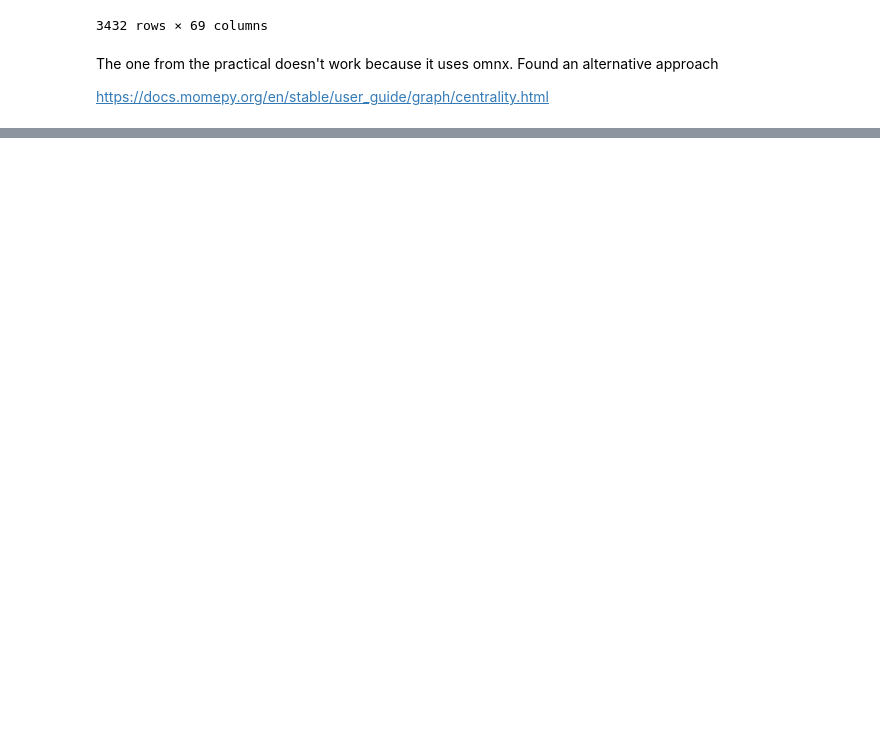
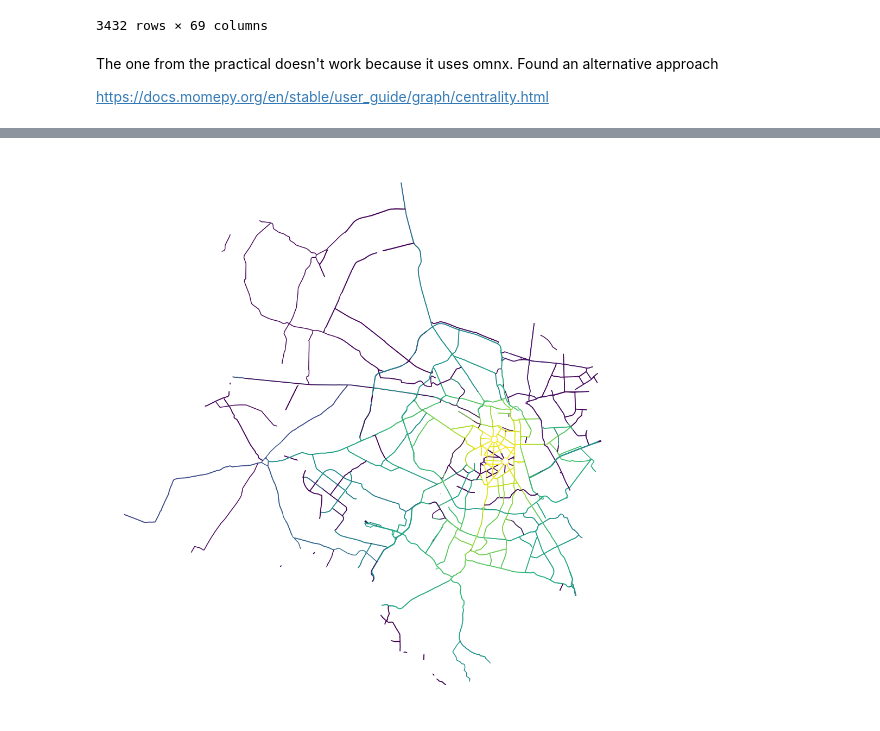
Before and after one commit to akazukin5151/comparative-accessibility, a Jupyter notebook: delhi centrality.ipynb, the cells around one changed output, grey strips where cells are left out. Drawn from its saved outputs; the diff is of its cells as text; code cells hidden in the pictures; blank space fills up the shorter version.

```diff
--- a/delhi centrality.ipynb
+++ b/delhi centrality.ipynb
@@ -100,0 +101,8 @@ primal_gdf.closeness_global.plot.hist()
+# %%
+_, ax = plt.subplots(figsize=(15 , 15))
+primal_gdf.plot('closeness_global', ax=ax)
+plt.tight_layout()
+plt.axis('off')
+plt.savefig('cc_edge.png')
+# %% [output]
+[figure, added]
```
Also changed, not shown: parts of 13 cells of this notebook.
